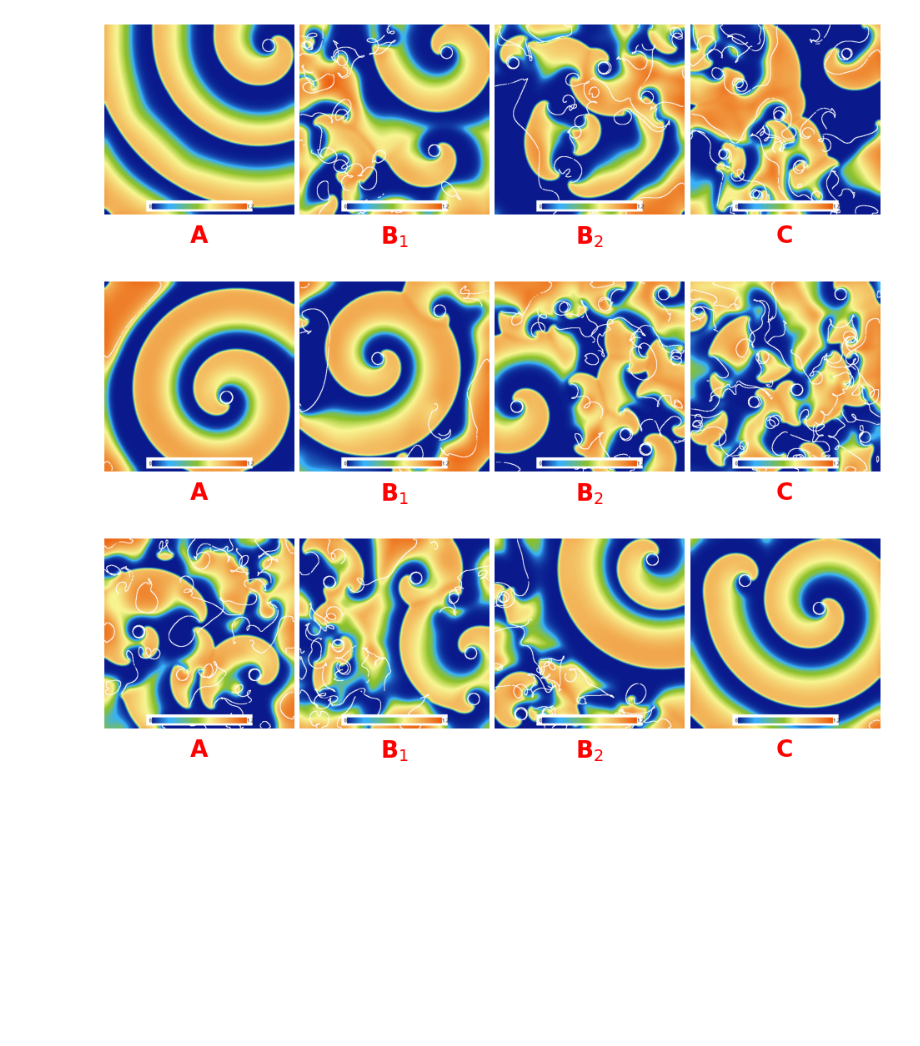
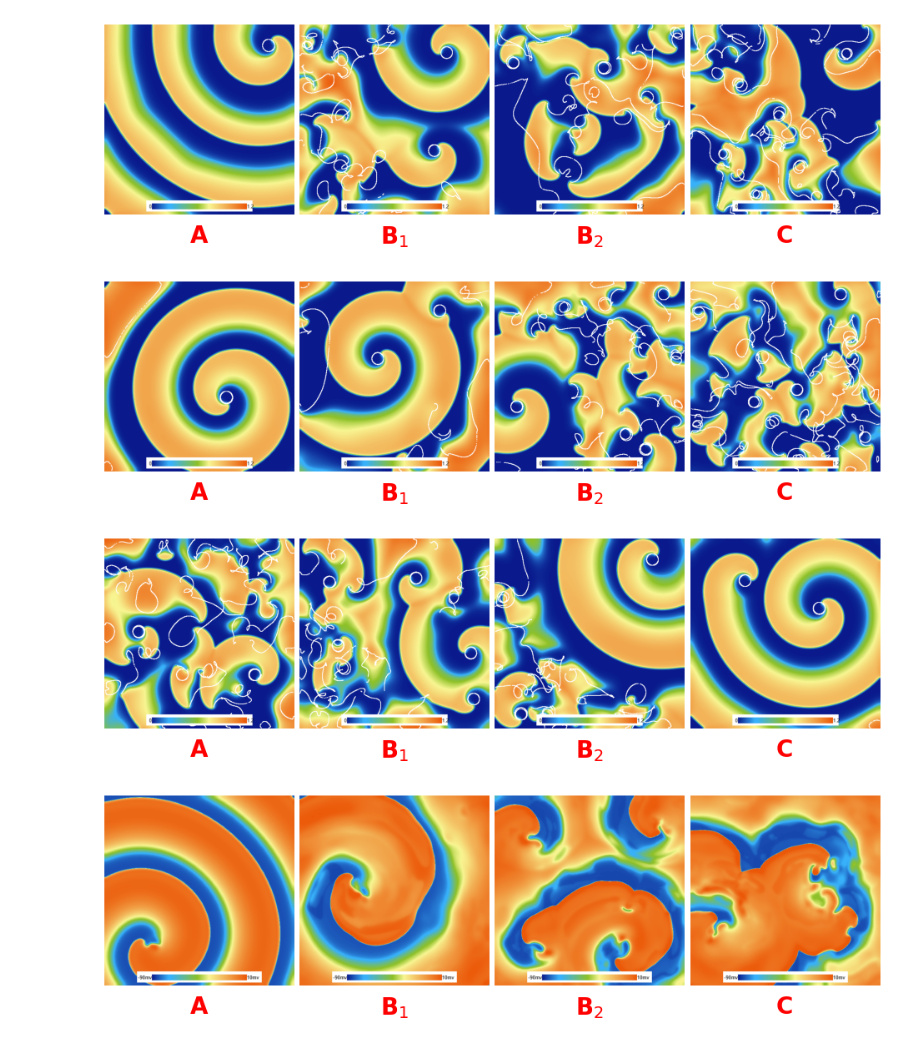
Before and after one commit to William-XiaodongAn/Quantifying-The-Complex-Spatiotemporal-Chaos-of-Cardiac-Fibrillation-in-Ionic-Models, a Jupyter notebook: figs/script_to_plot_middle_spiral.ipynb, the cells around one changed output. Saved outputs shown, nothing was run; the diff lists cells and outputs as text; code cells hidden in the pictures; blank space fills up the shorter version.

```diff
--- a/figs/script_to_plot_middle_spiral.ipynb
+++ b/figs/script_to_plot_middle_spiral.ipynb
@@ -8,32 +8,33 @@ labels = ["A", 'B$_1$', 'B$_2$', "C"]
 
 
 folder_path = "taud"
-order_lst = [1,-1,-1,1]
-folder = [ "taud" , "taur" , "tau0" , "tausi" ]
+order_lst = [1,-1,-1,1,-1]
+folder = [ "taud" , "taur" , "tau0" , "tausi" , "TNNP"]
 for idx,folder_path in enumerate(folder):
     fig, axes = plt.subplots(1, 4, figsize=(12, 3))
 
     order = order_lst[idx]
     image_paths = [os.path.join(folder_path, name) for name in image_names[::order]]
     for ax, path, label in zip(axes, image_paths, labels):
         img = mpimg.imread(path)
         ax.imshow(img)
         ax.axis("off")
 
         # Add label at middle bottom
         ax.text(
             0.5, -0.05, label, color="red", fontsize=20, weight="bold",
             ha="center", va="top", transform=ax.transAxes
         )
 
     outname = folder_path[:3] + '_' + folder_path[3:] + '_spiral.png'
     out_path = os.path.join(folder_path, outname)
 
     plt.subplots_adjust(wspace=0.03, hspace=0)  # minimize spacing
     plt.savefig(out_path, dpi=300, bbox_inches="tight")
     plt.show()
 # %% [output]
 [figure]
 [figure]
 [figure]
 [figure]
+[figure, added]
```
Also changed, not shown: 14 other files.
